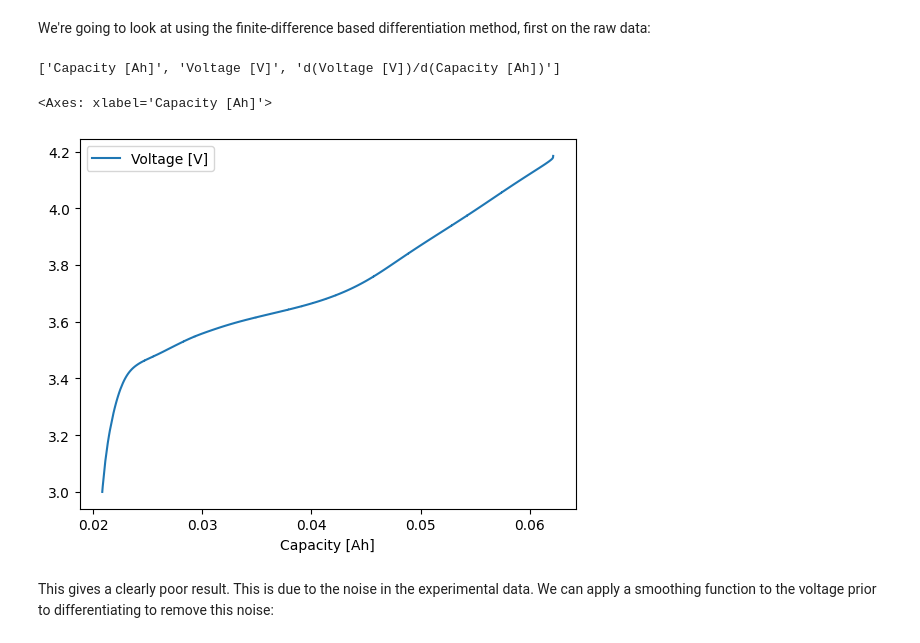
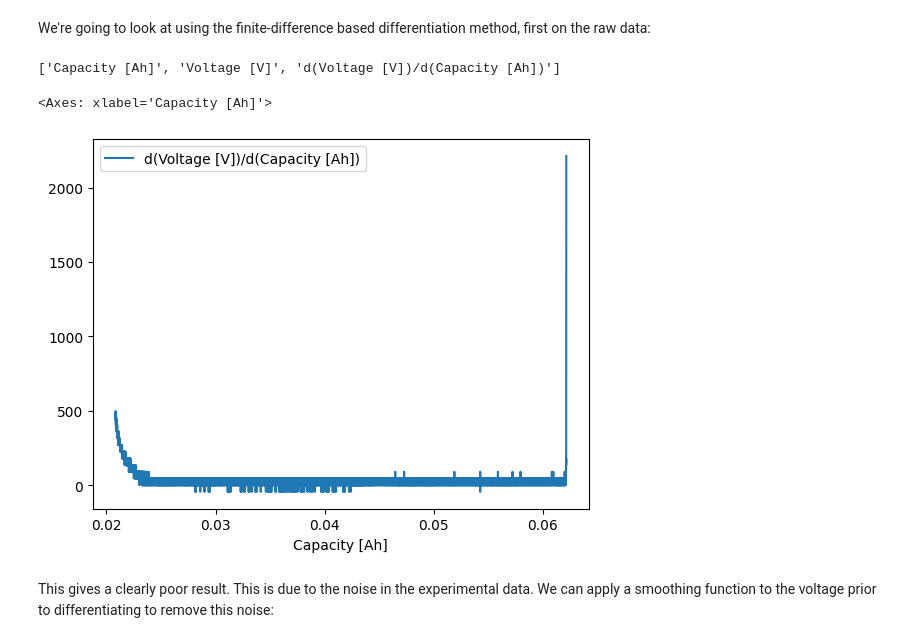
Before and after one commit to ImperialCollegeLondon/PyProBE, a Jupyter notebook: examples/differentiating-voltage-data.ipynb, the cells around one changed output. Saved outputs shown, nothing was run; the diff lists cells and outputs as text; code cells hidden in the pictures.

```diff
--- a/examples/differentiating-voltage-data.ipynb
+++ b/examples/differentiating-voltage-data.ipynb
@@ -45,15 +45,15 @@ on the raw data:
 # %%
 from pyprobe.analysis import differentiation
 
 raw_data_dVdQ = differentiation.gradient(
     final_cycle.discharge(0), "Capacity [Ah]", "Voltage [V]"
 )
 print(raw_data_dVdQ.column_list)
-raw_data_dVdQ.plot(x="Capacity [Ah]", y="Voltage [V]")
+raw_data_dVdQ.plot(x="Capacity [Ah]", y="d(Voltage [V])/d(Capacity [Ah])")
 # %% [output]
 ['Capacity [Ah]', 'Voltage [V]', 'd(Voltage [V])/d(Capacity [Ah])']
 <Axes: xlabel='Capacity [Ah]'>
-[figure, old version]
+[figure, new version]
 # %% [markdown]
 This gives a clearly poor result. This is due to the noise in the experimental data.
 We can apply a smoothing function to the voltage prior to differentiating to remove this
```
Also changed, not shown: 57 other files.
